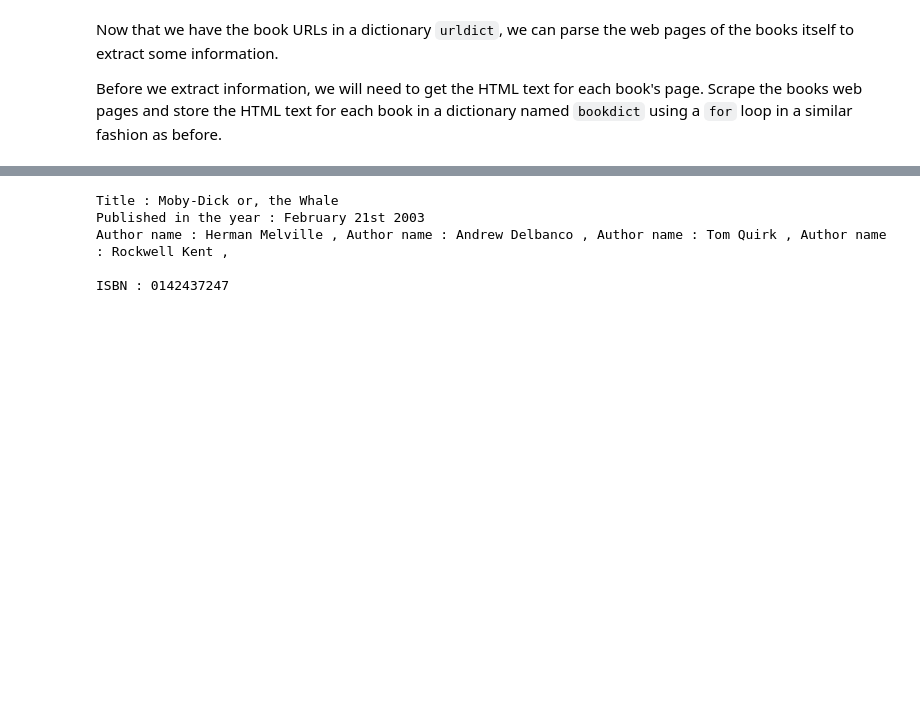
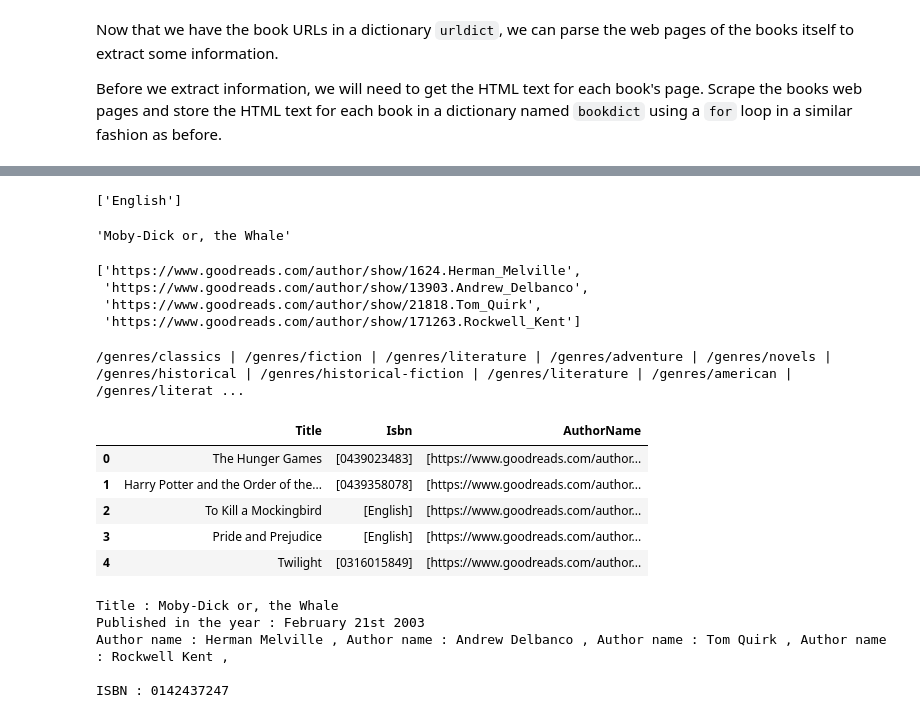
Before and after one commit to setitfree/Everything, a Jupyter notebook: distribute_Lab1.ipynb, the cells around one changed output, grey strips where cells are left out. Cells and saved outputs as stored; diff of their text form; code cells hidden in the pictures; blank space fills up the shorter version.

```diff
--- a/distribute_Lab1.ipynb
+++ b/distribute_Lab1.ipynb
@@ -144,3 +163,65 @@ print(stuff.status_code)
+# %%
+# ISBN
+
+ISBN = y.find_all("div", {"class": "infoBoxRowItem"})[1].contents[0].split()
+ISBN
+# %% [output]
+['English']
+# %%
+# Book Title
+
+book_name = y.find('h1', attrs={"id": "bookTitle"}).contents[0].strip()
+book_name
+# %% [output]
+'Moby-Dick or, the Whale'
+# %%
+# Author Name
+
+
+[author['href'] for author in y.find("span",attrs={"itemprop": "author"}).findChildren('a')]
+#print(Authorname, ",", end=" ")
+# %% [output]
+['https://www.goodreads.com/author/show/1624.Herman_Melville',
+ 'https://www.goodreads.com/author/show/13903.Andrew_Delbanco',
+ 'https://www.goodreads.com/author/show/21818.Tom_Quirk',
+ 'https://www.goodreads.com/author/show/171263.Rockwell_Kent']
+# %%
+# Genre
+
+for i in range(0,14):
+  genress = soup.find_all('a', attrs={"class":"actionLinkLite bookPageGenreLink"})[i]['href']#.contents[0]
+  print(genress, "|", end= " ")
+# %% [output]
+/genres/classics | /genres/fiction | /genres/literature | /genres/adventure | /genres/novels | /genres/historical | /genres/historical-fiction | /genres/literature | /genres/american | /genres/literat ...
+# %%
+
+def details(soup):
+  detail_dict = {}
+  Title = soup.find('h1', attrs={"id": "bookTitle"}).contents[0].strip()
+  ISBN = soup.find_all("div", {"class": "infoBoxRowItem"})[1].contents[0].split()
+  Author_name = [author['href'] for author in soup.find("span",attrs={"itemprop": "author"}).findChildren('a')]
+  detail_dict = {"Title" : Title, "Isbn": ISBN, "AuthorName": Author_name}
+  return detail_dict
+# %%
+list_of_books = []
+for i in range(1,3):
+  for j in tqdm(range(5)):
+    book_url=URLSTART+urldict[i][j]
+    stuff=requests.get(book_url)
+    stuffs = BeautifulSoup(stuff.text, "html.parser")
+    detail_dicts = details(stuffs)
+    list_of_books.append(detail_dicts)
+    time.sleep(5)
+# %%
+df = pd.DataFrame.from_records(list_of_books)
+df.head()
+# %% [output]
+|  | Title | Isbn | AuthorName |
+| 0 | The Hunger Games | [0439023483] | [https://www.goodreads.com/author... |
+| 1 | Harry Potter and the Order of the... | [0439358078] | [https://www.goodreads.com/author... |
+| 2 | To Kill a Mockingbird | [English] | [https://www.goodreads.com/author... |
+| 3 | Pride and Prejudice | [English] | [https://www.goodreads.com/author... |
+| 4 | Twilight | [0316015849] | [https://www.goodreads.com/author... |
 # %%
 bookdict={}
 soup = BeautifulSoup(stuff.text, 'html.parser')
```
Also changed, not shown: parts of 6 cells of this notebook.
